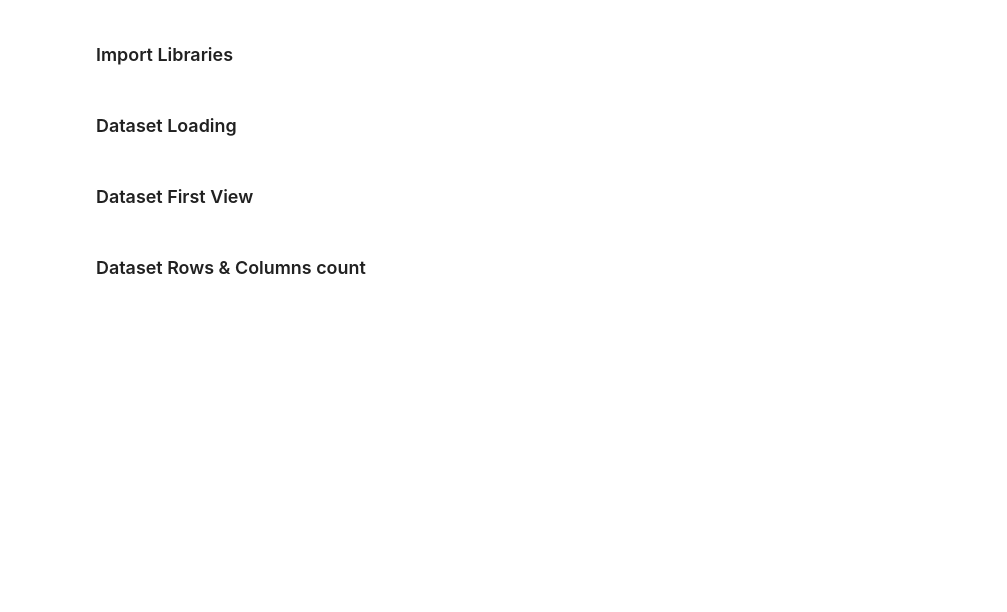
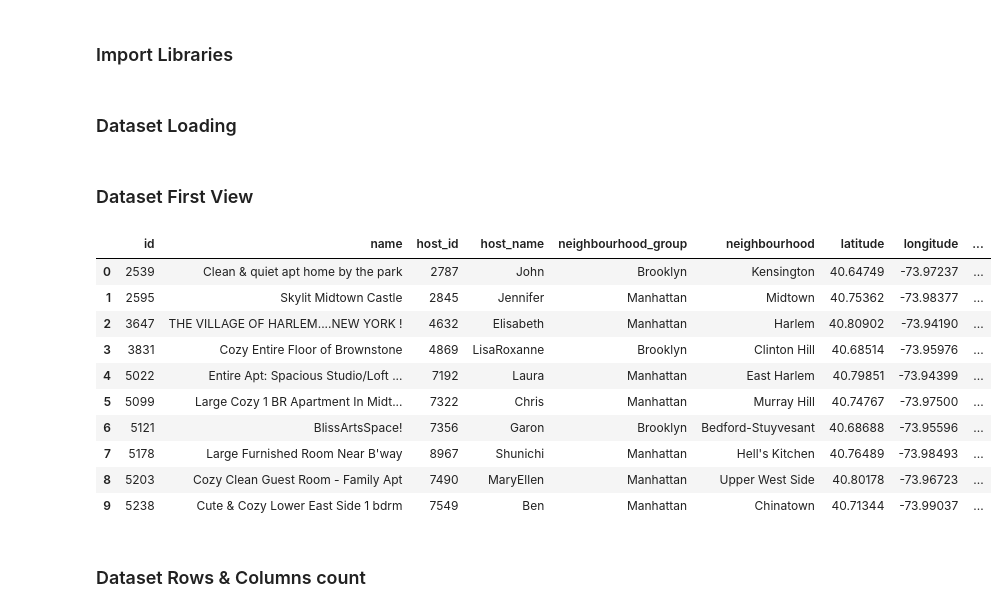
Before and after one commit to samee-faq/airbnb_eda_project, a Jupyter notebook: Sameera's_Airbnb_Bookings_Analysis_Capstone_Project_EDA.ipynb, the cells around one changed output. Cells and saved outputs as stored; diff of their text form; code cells hidden in the pictures; blank space fills up the shorter version.

```diff
--- a/Sameera's_Airbnb_Bookings_Analysis_Capstone_Project_EDA.ipynb
+++ b/Sameera's_Airbnb_Bookings_Analysis_Capstone_Project_EDA.ipynb
@@ -99,2 +123,18 @@ M - Multivariate Analysis
+# %%
+# Dataset First Look
+# Having a look at first 10 rows of our data.
+Airbnb_df.head(10)
+# %% [output]
+|  | id | name | host_id | host_name | neighbourhood_group | neighbourhood | latitude | longitude | ... |
+| 0 | 2539 | Clean & quiet apt home by the park | 2787 | John | Brooklyn | Kensington | 40.64749 | -73.97237 | ... |
+| 1 | 2595 | Skylit Midtown Castle | 2845 | Jennifer | Manhattan | Midtown | 40.75362 | -73.98377 | ... |
+| 2 | 3647 | THE VILLAGE OF HARLEM....NEW YORK ! | 4632 | Elisabeth | Manhattan | Harlem | 40.80902 | -73.94190 | ... |
+| 3 | 3831 | Cozy Entire Floor of Brownstone | 4869 | LisaRoxanne | Brooklyn | Clinton Hill | 40.68514 | -73.95976 | ... |
+| 4 | 5022 | Entire Apt: Spacious Studio/Loft ... | 7192 | Laura | Manhattan | East Harlem | 40.79851 | -73.94399 | ... |
+| 5 | 5099 | Large Cozy 1 BR Apartment In Midt... | 7322 | Chris | Manhattan | Murray Hill | 40.74767 | -73.97500 | ... |
+| 6 | 5121 | BlissArtsSpace! | 7356 | Garon | Brooklyn | Bedford-Stuyvesant | 40.68688 | -73.95596 | ... |
+| 7 | 5178 | Large Furnished Room Near B'way | 8967 | Shunichi | Manhattan | Hell's Kitchen | 40.76489 | -73.98493 | ... |
+| 8 | 5203 | Cozy Clean Guest Room - Family Apt | 7490 | MaryEllen | Manhattan | Upper West Side | 40.80178 | -73.96723 | ... |
+| 9 | 5238 | Cute & Cozy Lower East Side 1 bdrm | 7549 | Ben | Manhattan | Chinatown | 40.71344 | -73.99037 | ... |
 # %% [markdown]
 ### Dataset Rows & Columns count
```
Also changed, not shown: parts of 22 cells of this notebook.
